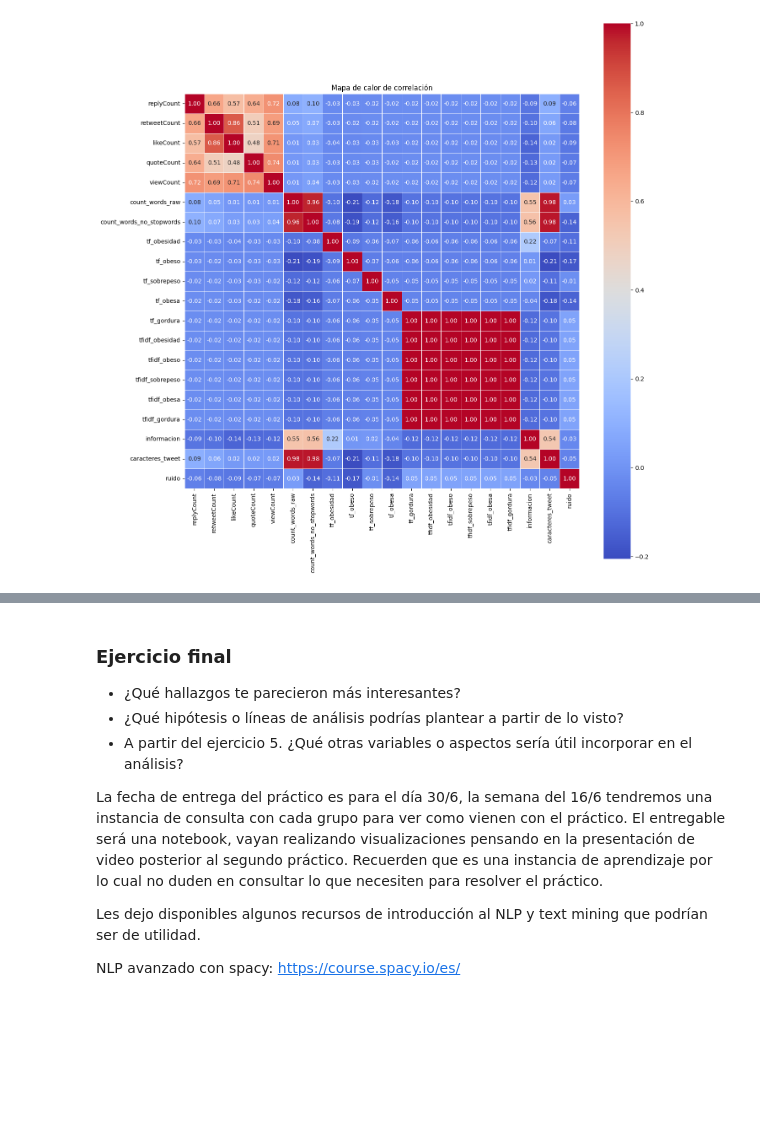
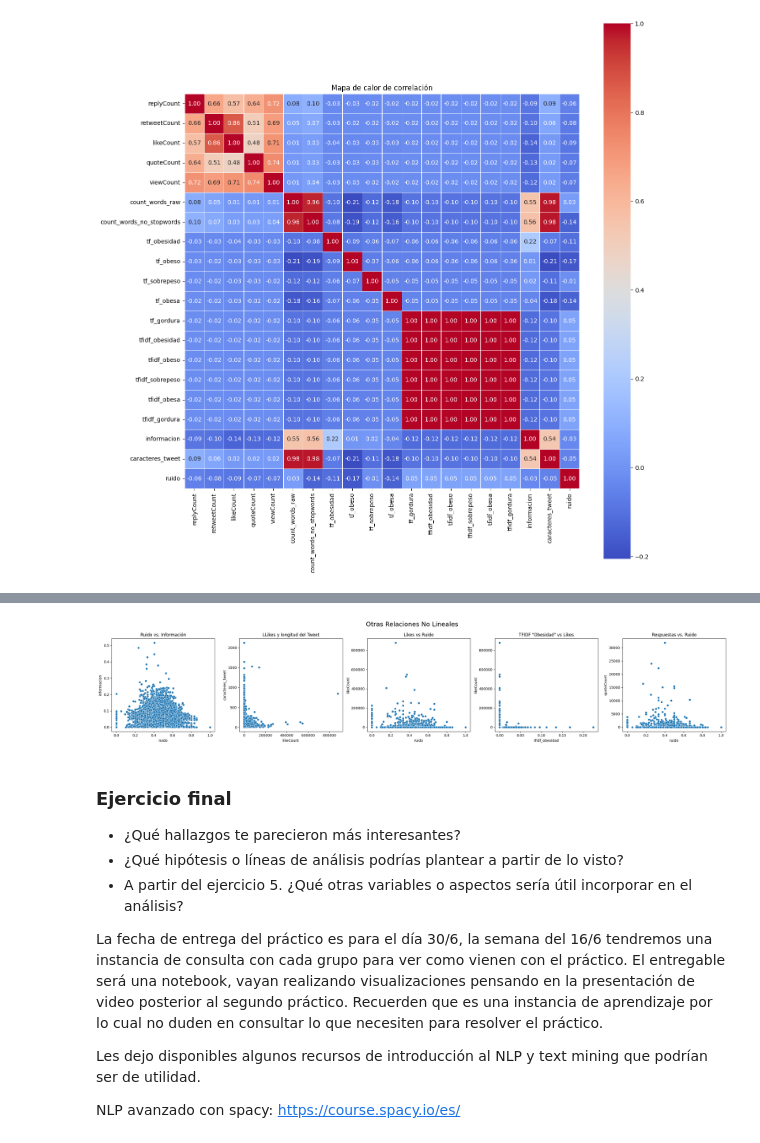
Before and after one commit to Ignaciodibella/mentoria_2025, a Jupyter notebook: practicos/Práctico_1_Análisis_y_visualización_de_datos_Tweets.ipynb, the cells around one changed output, grey strips where cells are left out. Drawn from its saved outputs; the diff is of its cells as text; code cells hidden in the pictures; blank space fills up the shorter version.

```diff
--- a/practicos/Práctico_1_Análisis_y_visualización_de_datos_Tweets.ipynb
+++ b/practicos/Práctico_1_Análisis_y_visualización_de_datos_Tweets.ipynb
@@ -557,3 +539,26 @@ plt.show()
+# %%
+fig, axes = plt.subplots(1, 5, figsize=(25, 5))  # Adjust width as needed
+
+sns.scatterplot(data=df_, x='ruido', y='informacion', ax=axes[0])
+axes[0].set_title('Ruido vs. Información')
+
+sns.scatterplot(data=df_, x='likeCount', y='caracteres_tweet', ax=axes[1])
+axes[1].set_title('LLikes y longitud del Tweet')
+
+sns.scatterplot(data=df_, x='ruido', y='likeCount', ax=axes[2])
+axes[2].set_title('Likes vs Ruido')
+
+sns.scatterplot(data=df_, x='tfidf_obesidad', y='likeCount', ax=axes[3])
+axes[3].set_title('TFIDF "Obesidad" vs Likes')
+
+sns.scatterplot(data=df_, x='ruido', y='quoteCount', ax=axes[4])
+axes[4].set_title('Respuestas vs. Ruido')
+
+fig.suptitle("Otras Relaciones No Lineales", fontsize=18)
+plt.tight_layout()
+plt.show()
+# %% [output]
+[figure, added]
 # %% [markdown]
 ### Ejercicio final
 
```
Also changed, not shown: parts of 4 cells of this notebook.
